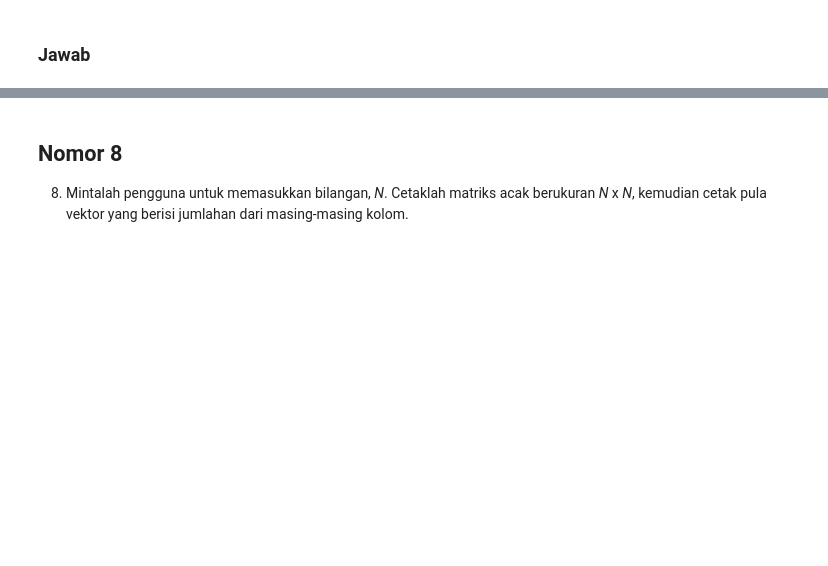
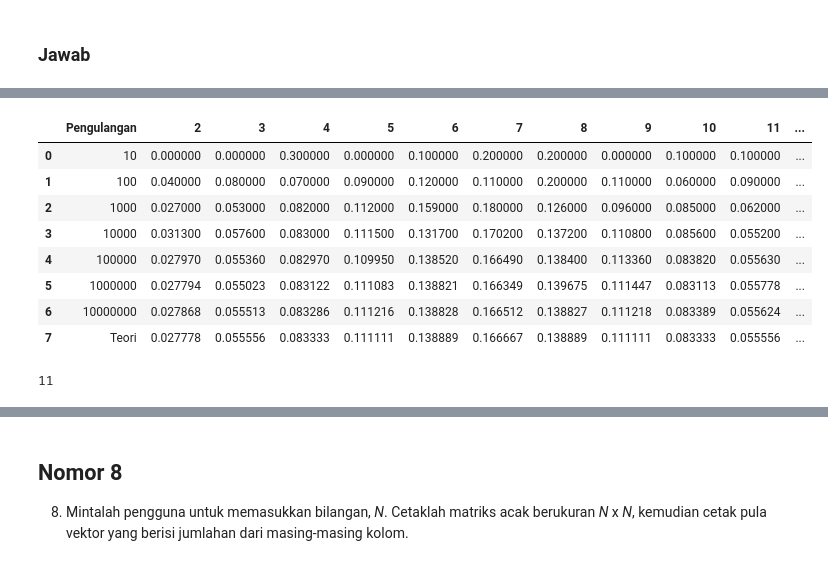
Before and after one commit to RendiZein/Metode-Rekayasa-Komputasi, a Jupyter notebook: T01_530067.ipynb, the cells around one changed output, grey strips where cells are left out. Saved outputs shown, nothing was run; the diff lists cells and outputs as text; code cells hidden in the pictures; blank space fills up the shorter version.

```diff
--- a/T01_530067.ipynb
+++ b/T01_530067.ipynb
@@ -317,14 +277,18 @@ plt.show()
 ### Jawab
 # %%
 # pengulangan=int(input())
-pengulangan=100
-prob={}
-for i in range(2,13):
-  prob[str(i)]=0
-for i in range(pengulangan):
-  d1=random.randint(1,6)
-  d2=random.randint(1,6)
-  d12=d1+d2
-  prob[str(d12)]+= 1
-for i in range(2,13):
-  prob[str(i)]=prob[str(i)]/pengulangan
+def nomor7(pengulangan=100, pengayaan=False):
+  prob={}
+  for i in range(2,13):
+    prob[str(i)]=0
+  for i in range(pengulangan):
+    d1=random.randint(1,6)
+    d2=random.randint(1,6)
+    d12=d1+d2
+    prob[str(d12)]+= 1
+  for i in range(2,13):
+    if pengayaan==True:
+      prob[str(i)]=prob[str(i)]/pengulangan
+    else:
+      prob[str(i)]="{}/{}".format(prob[str(i)],pengulangan)
+  return prob
@@ -344,0 +309,31 @@ prob
+# %%
+list_pengulangan=[10,100,1000,10000,100000,1000000,10000000]
+prob_teori=[1/36,2/36,3/36,4/36,5/36,6/36,5/36,4/36,3/36,2/36,1/36]
+data={}
+data['Pengulangan']=[]
+for i in range(2,13):
+  data[str(i)]=[]
+for j in list_pengulangan:
+  data['Pengulangan'].append(str(j))
+  prob=nomor7(pengulangan=j)
+  for i in range(2,13):
+    data[str(i)].append(prob[str(i)])
+data['Pengulangan'].append("Teori")
+for index,i in enumerate(range(2,13)):
+  data[str(i)].append(prob_teori[index])
+df=pd.DataFrame(data)
+df
+# %% [output]
+|  | Pengulangan | 2 | 3 | 4 | 5 | 6 | 7 | 8 | 9 | 10 | 11 | ... |
+| 0 | 10 | 0.000000 | 0.000000 | 0.300000 | 0.000000 | 0.100000 | 0.200000 | 0.200000 | 0.000000 | 0.100000 | 0.100000 | ... |
+| 1 | 100 | 0.040000 | 0.080000 | 0.070000 | 0.090000 | 0.120000 | 0.110000 | 0.200000 | 0.110000 | 0.060000 | 0.090000 | ... |
+| 2 | 1000 | 0.027000 | 0.053000 | 0.082000 | 0.112000 | 0.159000 | 0.180000 | 0.126000 | 0.096000 | 0.085000 | 0.062000 | ... |
+| 3 | 10000 | 0.031300 | 0.057600 | 0.083000 | 0.111500 | 0.131700 | 0.170200 | 0.137200 | 0.110800 | 0.085600 | 0.055200 | ... |
+| 4 | 100000 | 0.027970 | 0.055360 | 0.082970 | 0.109950 | 0.138520 | 0.166490 | 0.138400 | 0.113360 | 0.083820 | 0.055630 | ... |
+| 5 | 1000000 | 0.027794 | 0.055023 | 0.083122 | 0.111083 | 0.138821 | 0.166349 | 0.139675 | 0.111447 | 0.083113 | 0.055778 | ... |
+| 6 | 10000000 | 0.027868 | 0.055513 | 0.083286 | 0.111216 | 0.138828 | 0.166512 | 0.138827 | 0.111218 | 0.083389 | 0.055624 | ... |
+| 7 | Teori | 0.027778 | 0.055556 | 0.083333 | 0.111111 | 0.138889 | 0.166667 | 0.138889 | 0.111111 | 0.083333 | 0.055556 | ... |
+# %%
+len(prob_teori)
+# %% [output]
+11
```
Also changed, not shown: parts of 21 cells of this notebook.
